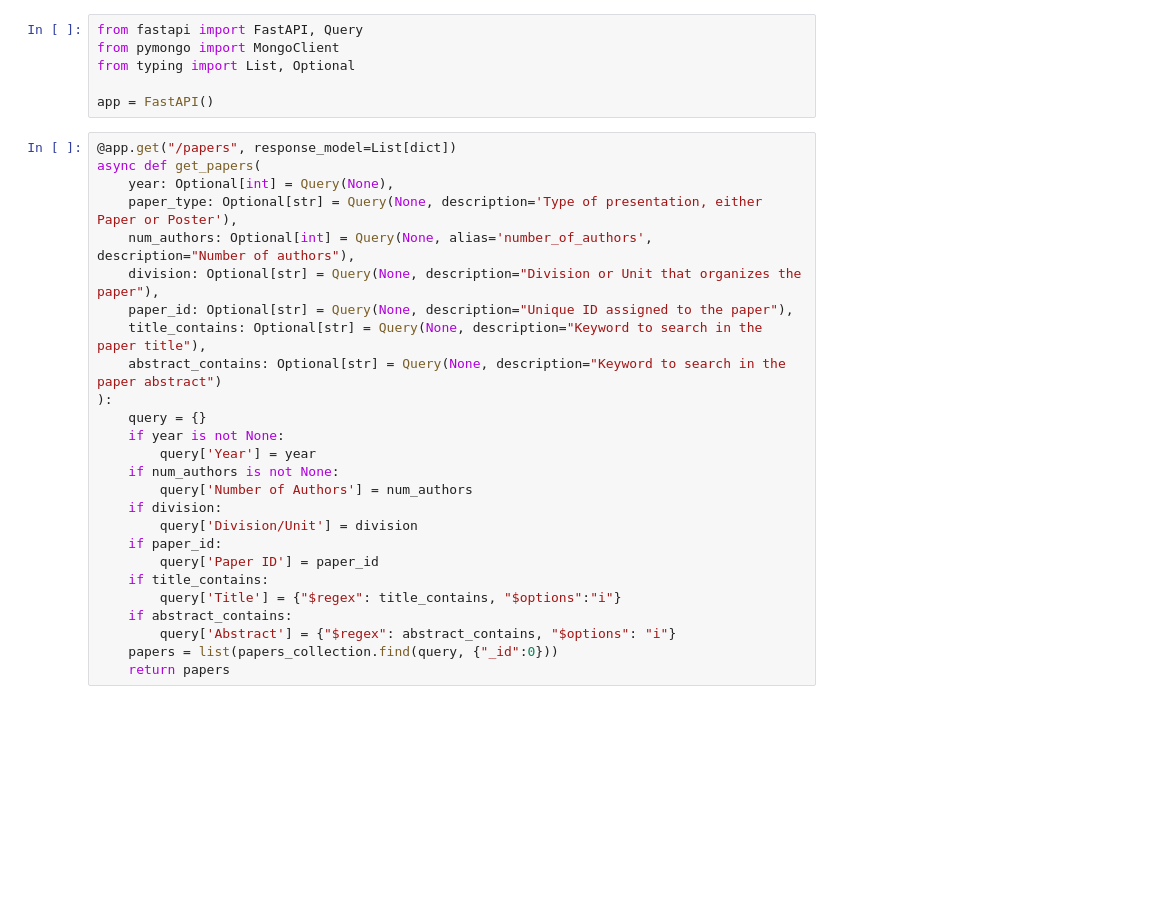
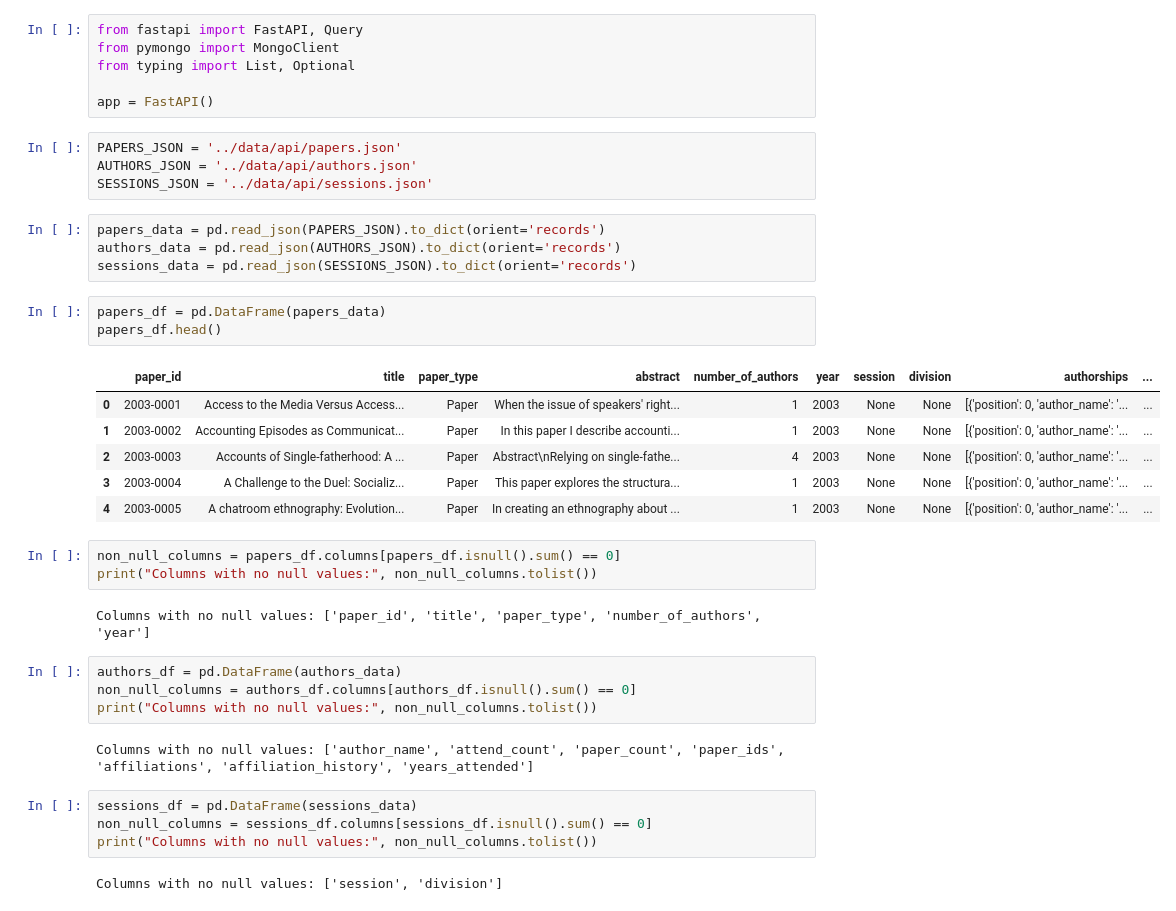
Before and after one commit to hongtaoh/ica_conf, a Jupyter notebook: fastapi/build_api.ipynb, the cells around one changed output. Saved outputs shown, nothing was run; the diff lists cells and outputs as text; blank space fills up the shorter version.

Commit message:
update scripts and data

```diff
--- a/fastapi/build_api.ipynb
+++ b/fastapi/build_api.ipynb
@@ -30,29 +30,38 @@ from pymongo import MongoClient
 from typing import List, Optional
 
 app = FastAPI()
-# %%
-@app.get("/papers", response_model=List[dict])
-async def get_papers(
-    year: Optional[int] = Query(None),
-    paper_type: Optional[str] = Query(None, description='Type of presentation, either Paper or Poster'),
-    num_authors: Optional[int] = Query(None, alias='number_of_authors', description="Number of authors"),
-    division: Optional[str] = Query(None, description="Division or Unit that organizes the paper"),
-    paper_id: Optional[str] = Query(None, description="Unique ID assigned to the paper"),
-    title_contains: Optional[str] = Query(None, description="Keyword to search in the paper title"),
-    abstract_contains: Optional[str] = Query(None, description="Keyword to search in the paper abstract")
-):
-    query = {}
-    if year is not None:
-        query['Year'] = year
-    if num_authors is not None:
-        query['Number of Authors'] = num_authors
-    if division:
-        query['Division/Unit'] = division
-    if paper_id:
-        query['Paper ID'] = paper_id
-    if title_contains:
-        query['Title'] = {"$regex": title_contains, "$options":"i"}
-    if abstract_contains:
-        query['Abstract'] = {"$regex": abstract_contains, "$options": "i"}
-    papers = list(papers_collection.find(query, {"_id":0}))
-    return papers
+# %%
+PAPERS_JSON = '../data/api/papers.json'
+AUTHORS_JSON = '../data/api/authors.json'
+SESSIONS_JSON = '../data/api/sessions.json'
+# %%
+papers_data = pd.read_json(PAPERS_JSON).to_dict(orient='records')
+authors_data = pd.read_json(AUTHORS_JSON).to_dict(orient='records')
+sessions_data = pd.read_json(SESSIONS_JSON).to_dict(orient='records')
+# %%
+papers_df = pd.DataFrame(papers_data)
+papers_df.head()
+# %% [output]
+|  | paper_id | title | paper_type | abstract | number_of_authors | year | session | division | authorships | ... |
+| 0 | 2003-0001 | Access to the Media Versus Access... | Paper | When the issue of speakers' right... | 1 | 2003 | None | None | [{'position': 0, 'author_name': '... | ... |
+| 1 | 2003-0002 | Accounting Episodes as Communicat... | Paper | In this paper I describe accounti... | 1 | 2003 | None | None | [{'position': 0, 'author_name': '... | ... |
+| 2 | 2003-0003 | Accounts of Single-fatherhood: A ... | Paper | Abstract\nRelying on single-fathe... | 4 | 2003 | None | None | [{'position': 0, 'author_name': '... | ... |
+| 3 | 2003-0004 | A Challenge to the Duel: Socializ... | Paper | This paper explores the structura... | 1 | 2003 | None | None | [{'position': 0, 'author_name': '... | ... |
+| 4 | 2003-0005 | A chatroom ethnography: Evolution... | Paper | In creating an ethnography about ... | 1 | 2003 | None | None | [{'position': 0, 'author_name': '... | ... |
+# %%
+non_null_columns = papers_df.columns[papers_df.isnull().sum() == 0]
+print("Columns with no null values:", non_null_columns.tolist())
+# %% [output]
+Columns with no null values: ['paper_id', 'title', 'paper_type', 'number_of_authors', 'year']
+# %%
+authors_df = pd.DataFrame(authors_data)
+non_null_columns = authors_df.columns[authors_df.isnull().sum() == 0]
+print("Columns with no null values:", non_null_columns.tolist())
+# %% [output]
+Columns with no null values: ['author_name', 'attend_count', 'paper_count', 'paper_ids', 'affiliations', 'affiliation_history', 'years_attended']
+# %%
+sessions_df = pd.DataFrame(sessions_data)
+non_null_columns = sessions_df.columns[sessions_df.isnull().sum() == 0]
+print("Columns with no null values:", non_null_columns.tolist())
+# %% [output]
+Columns with no null values: ['session', 'division']
```
Also changed, not shown: parts of 4 cells of this notebook, 27 other files.
